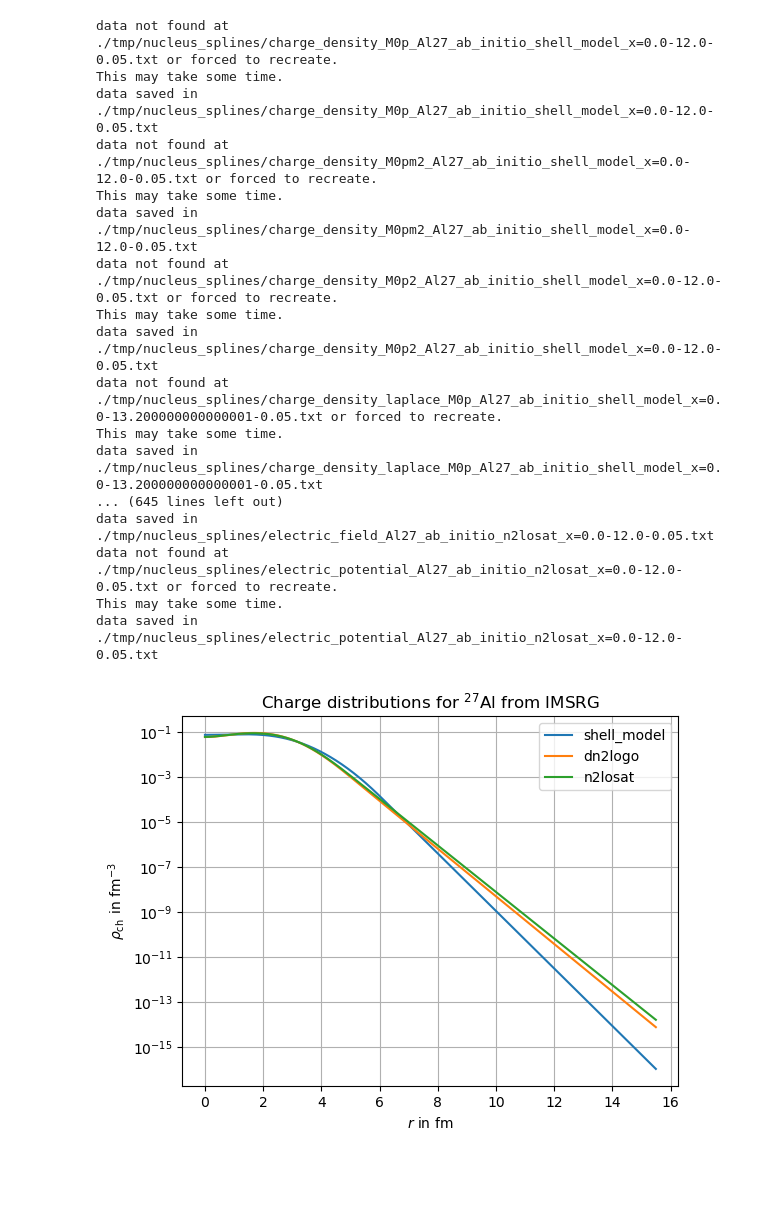
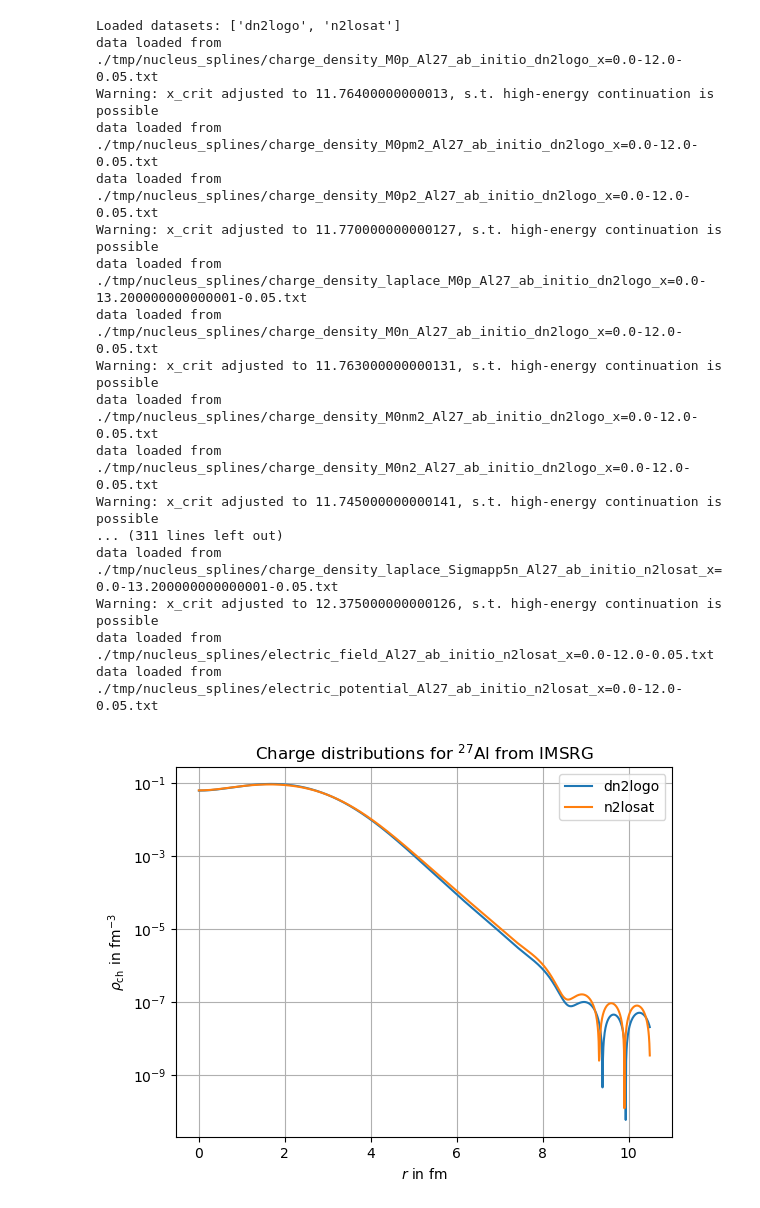
Before and after one commit to akotarel/phasr, a Jupyter notebook: docs/examples/Sub_Overlap_integrals.ipynb, the cells around one changed output. Cells and saved outputs as stored; diff of their text form; code cells hidden in the pictures; blank space fills up the shorter version.

```diff
--- a/docs/examples/Sub_Overlap_integrals.ipynb
+++ b/docs/examples/Sub_Overlap_integrals.ipynb
@@ -275,46 +278,46 @@ for key in key_list:
 q_cutoff={}
 for key in r_cut:
     q_cutoff[key] = 1050.
-AI_dict = phr.dirac_solvers.post_processing.correlation.prepare_results(Z=13,A=27,FF_dict=FF_dict,name='Al27_ab_initio',r_cut=r_cut,q_cutoff=q_cutoff,renew=False)
-AI_dict2 = phr.dirac_solvers.post_processing.correlation.prepare_results(Z=13,A=27,folder_path='./IMSRG_27Al(2)/',name='Al27_ab_initio',r_cut=r_cut,q_cutoff=q_cutoff,renew=False)
+#AI_dict = phr.dirac_solvers.post_processing.correlation.prepare_results(Z=13,A=27,FF_dict=FF_dict,name='Al27_ab_initio',r_cut=r_cut,q_cutoff=q_cutoff,renew=False)
+AI_dict = phr.dirac_solvers.post_processing.correlation.prepare_results(Z=13,A=27,folder_path='./IMSRG_27Al(2)/',name='Al27_ab_initio',r_cut=r_cut,q_cutoff=q_cutoff,renew=False)
 # %% [output]
-data not found at ./tmp/nucleus_splines/charge_density_M0p_Al27_ab_initio_shell_model_x=0.0-12.0-0.05.txt or forced to recreate.
-This may take some time.
-data saved in  ./tmp/nucleus_splines/charge_density_M0p_Al27_ab_initio_shell_model_x=0.0-12.0-0.05.txt
-data not found at ./tmp/nucleus_splines/charge_density_M0pm2_Al27_ab_initio_shell_model_x=0.0-12.0-0.05.txt or forced to recreate.
-This may take some time.
-data saved in  ./tmp/nucleus_splines/charge_density_M0pm2_Al27_ab_initio_shell_model_x=0.0-12.0-0.05.txt
-data not found at ./tmp/nucleus_splines/charge_density_M0p2_Al27_ab_initio_shell_model_x=0.0-12.0-0.05.txt or forced to recreate.
-This may take some time.
-data saved in  ./tmp/nucleus_splines/charge_density_M0p2_Al27_ab_initio_shell_model_x=0.0-12.0-0.05.txt
-data not found at ./tmp/nucleus_splines/charge_density_laplace_M0p_Al27_ab_initio_shell_model_x=0.0-13.200000000000001-0.05.txt or forced to recreate.
-This may take some time.
-data saved in  ./tmp/nucleus_splines/charge_density_laplace_M0p_Al27_ab_initio_shell_model_x=0.0-13.200000000000001-0.05.txt
-... (645 lines left out)
-data saved in  ./tmp/nucleus_splines/electric_field_Al27_ab_initio_n2losat_x=0.0-12.0-0.05.txt
-data not found at ./tmp/nucleus_splines/electric_potential_Al27_ab_initio_n2losat_x=0.0-12.0-0.05.txt or forced to recreate.
-This may take some time.
-data saved in  ./tmp/nucleus_splines/electric_potential_Al27_ab_initio_n2losat_x=0.0-12.0-0.05.txt
+Loaded datasets: ['dn2logo', 'n2losat']
+data loaded from  ./tmp/nucleus_splines/charge_density_M0p_Al27_ab_initio_dn2logo_x=0.0-12.0-0.05.txt
+Warning: x_crit adjusted to 11.76400000000013, s.t. high-energy continuation is possible
+data loaded from  ./tmp/nucleus_splines/charge_density_M0pm2_Al27_ab_initio_dn2logo_x=0.0-12.0-0.05.txt
+data loaded from  ./tmp/nucleus_splines/charge_density_M0p2_Al27_ab_initio_dn2logo_x=0.0-12.0-0.05.txt
+Warning: x_crit adjusted to 11.770000000000127, s.t. high-energy continuation is possible
+data loaded from  ./tmp/nucleus_splines/charge_density_laplace_M0p_Al27_ab_initio_dn2logo_x=0.0-13.200000000000001-0.05.txt
+data loaded from  ./tmp/nucleus_splines/charge_density_M0n_Al27_ab_initio_dn2logo_x=0.0-12.0-0.05.txt
+Warning: x_crit adjusted to 11.763000000000131, s.t. high-energy continuation is possible
+data loaded from  ./tmp/nucleus_splines/charge_density_M0nm2_Al27_ab_initio_dn2logo_x=0.0-12.0-0.05.txt
+data loaded from  ./tmp/nucleus_splines/charge_density_M0n2_Al27_ab_initio_dn2logo_x=0.0-12.0-0.05.txt
+Warning: x_crit adjusted to 11.745000000000141, s.t. high-energy continuation is possible
+... (311 lines left out)
+data loaded from  ./tmp/nucleus_splines/charge_density_laplace_Sigmapp5n_Al27_ab_initio_n2losat_x=0.0-13.200000000000001-0.05.txt
+Warning: x_crit adjusted to 12.375000000000126, s.t. high-energy continuation is possible
+data loaded from  ./tmp/nucleus_splines/electric_field_Al27_ab_initio_n2losat_x=0.0-12.0-0.05.txt
+data loaded from  ./tmp/nucleus_splines/electric_potential_Al27_ab_initio_n2losat_x=0.0-12.0-0.05.txt
 # %%
 # Test if continuation of densities is smooth to high r.
-r=np.arange(0,15+0.5,0.01)
+r=np.arange(0,10+0.5,0.01)
 for key in AI_dict:
     key_nucleus = AI_dict[key]['atom']
     response=key_nucleus.rhoM0p
-    plt.plot(r,np.abs(response(r)),label=key)
+    #plt.plot(r,np.abs(response(r)),label=key)
 for key in AI_dict2:
     key_nucleus = AI_dict2[key]['atom']
     response=key_nucleus.rhoM0p
     plt.plot(r,np.abs(response(r)),label=key)
 plt.title('Charge distributions for $^{27}$Al from IMSRG')
 plt.xlabel(r'$r$ in fm')
 plt.ylabel(r'$\rho_{\operatorname{ch}}$ in fm$^{-3}$')
 plt.grid()
 plt.yscale('log')
 plt.legend()
 plt.show()
 # %% [output]
-[figure, old version]
+[figure, new version]
 # %%
 q=np.arange(0,1100,1.)
 for key in AI_dict:
```
Also changed, not shown: parts of 14 cells of this notebook, 5 other files.
